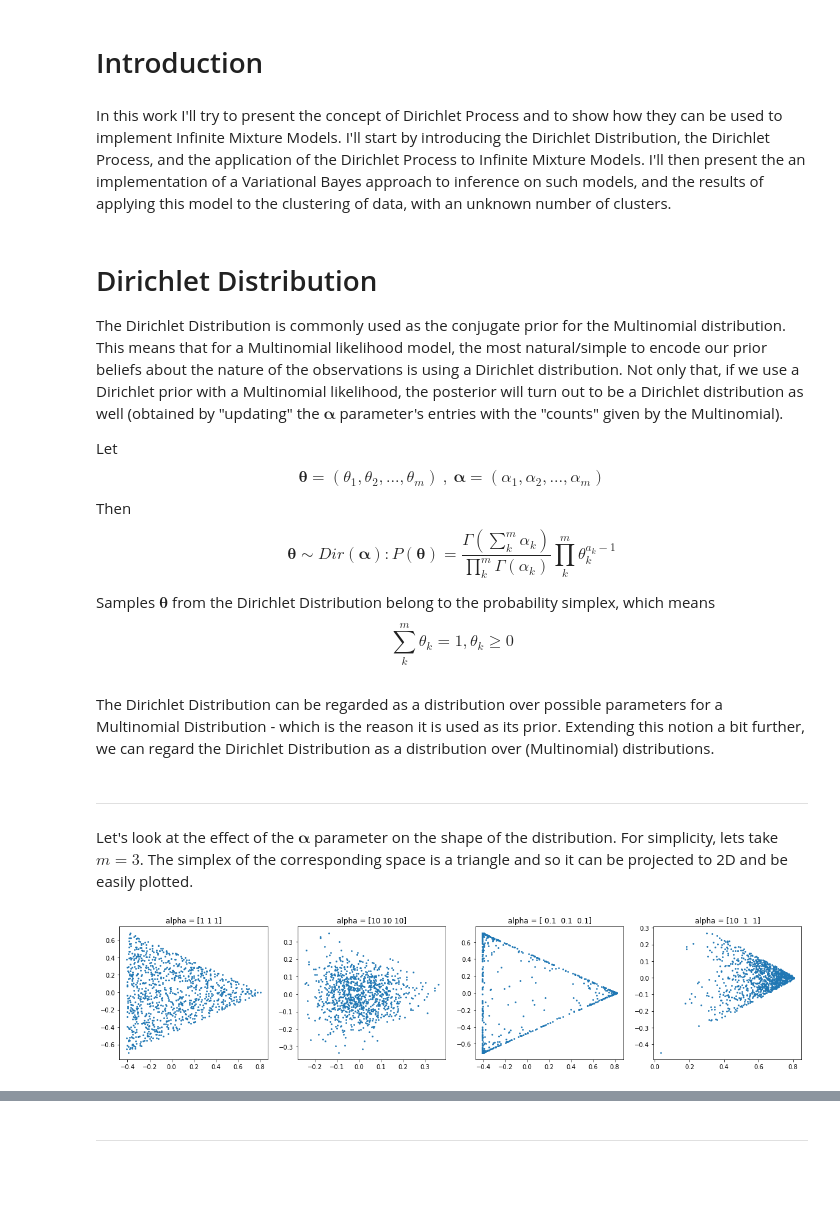
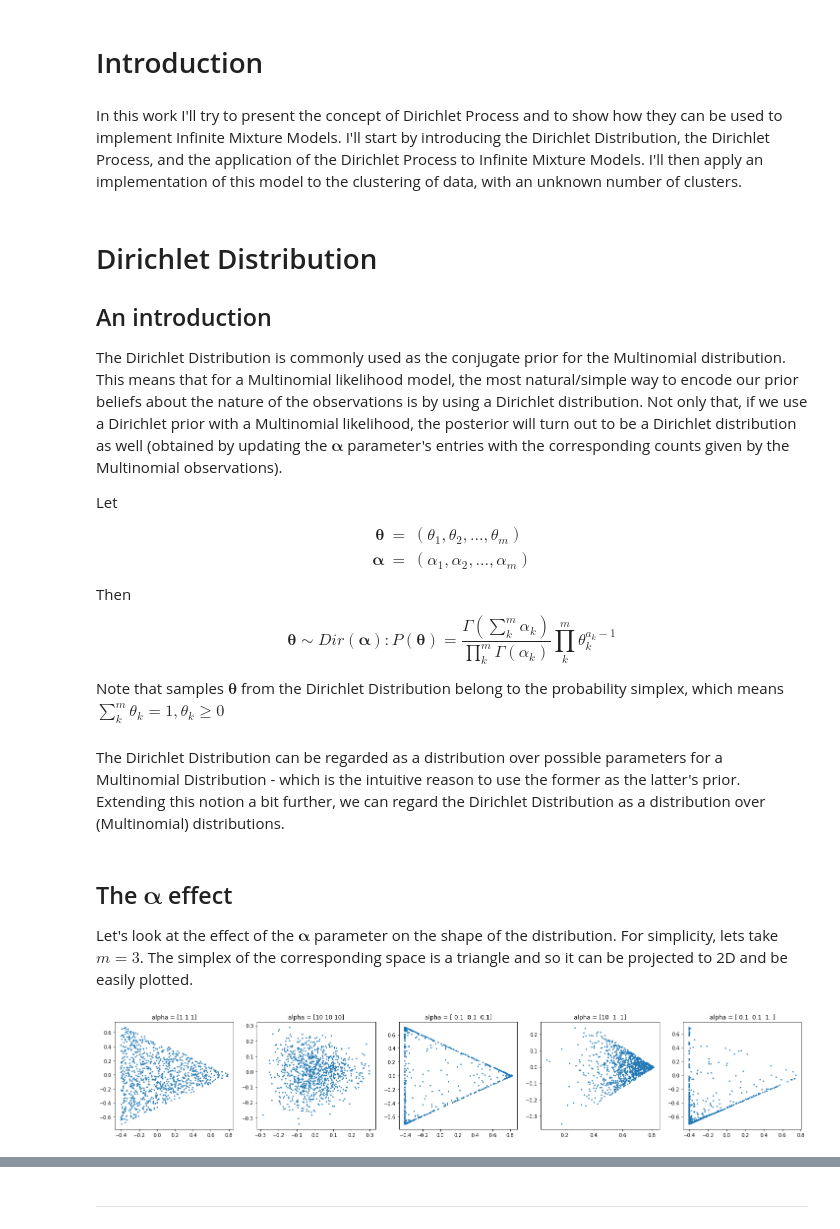
Before and after one commit to colobas/dirichlet-process-mixture-models, a Jupyter notebook: dpmm.ipynb, the cells around one changed output, grey strips where cells are left out. Drawn from its saved outputs; the diff is of its cells as text; code cells hidden in the pictures; blank space fills up the shorter version.

```diff
--- a/dpmm.ipynb
+++ b/dpmm.ipynb
@@ -13,26 +13,33 @@ import matplotlib.pyplot as plt
 # %% [markdown]
 In this work I'll try to present the concept of Dirichlet Process and to show how they can be used to
 implement Infinite Mixture Models. I'll start by introducing the Dirichlet Distribution, the Dirichlet
-Process, and the application of the Dirichlet Process to Infinite Mixture Models. I'll then present the
-an implementation of a Variational Bayes approach to inference on such models, and the results of applying
-this model to the clustering of data, with an unknown number of clusters.
+Process, and the application of the Dirichlet Process to Infinite Mixture Models. I'll then apply an implementation
+of this model to the clustering of data, with an unknown number of clusters.
 # %% [markdown]
 # Dirichlet Distribution
 
-The Dirichlet Distribution is commonly used as the conjugate prior for the Multinomial distribution. This means that for a Multinomial likelihood model, the most natural/simple to encode our prior beliefs about the nature of the observations is using a Dirichlet distribution. Not only that, if we use a Dirichlet prior with a Multinomial likelihood, the posterior will turn out to be a Dirichlet distribution as well (obtained by "updating" the $\boldsymbol\alpha$ parameter's entries with the "counts" given by the Multinomial).
+## An introduction
 
-Let $$\boldsymbol\theta = (\theta_1 , \theta_2, ..., \theta_m)\ ,\  \boldsymbol\alpha = (\alpha_1 ,
-\alpha_2, ..., \alpha_m)$$ Then $$\boldsymbol\theta \sim Dir(\boldsymbol\alpha) :
+The Dirichlet Distribution is commonly used as the conjugate prior for the Multinomial distribution. This means
+that for a Multinomial likelihood model, the most natural/simple way to encode our prior beliefs about the nature
+of the observations is by using a Dirichlet distribution. Not only that, if we use a Dirichlet prior with a
+Multinomial likelihood, the posterior will turn out to be a Dirichlet distribution as well (obtained by updating the $\boldsymbol\alpha$ parameter's entries with the corresponding counts given by the Multinomial observations).
+
+Let $$\begin{eqnarray}
+\boldsymbol\theta &=& (\theta_1 , \theta_2, ..., \theta_m) \nonumber\\
+\boldsymbol\alpha &=& (\alpha_1 , \alpha_2, ..., \alpha_m)
+\end{eqnarray}$$
+Then $$\boldsymbol\theta \sim Dir(\boldsymbol\alpha) :
 P(\boldsymbol\theta)=\frac{\Gamma(\sum_{k}^{m} \alpha_k)}{\prod_{k}^{m}\Gamma(\alpha_k)}\prod_{k}^{m}\theta_{k}^{a_k -1}$$
 
-Samples $\boldsymbol\theta$ from the Dirichlet Distribution belong to the probability simplex, which
-means $$\sum_{k}^{m}\theta_k = 1, \theta_k \geq 0$$
+Note that samples $\boldsymbol\theta$ from the Dirichlet Distribution belong to the probability simplex, which
+means $\sum_{k}^{m}\theta_k = 1, \theta_k \geq 0$
 # %% [markdown]
 The Dirichlet Distribution can be regarded as a distribution over possible parameters for a Multinomial
-Distribution - which is the reason it is used as its prior. Extending this notion a bit further, we can
-regard the Dirichlet Distribution as a distribution over (Multinomial) distributions.
+Distribution - which is the intuitive reason to use the former as the latter's prior. Extending this notion a
+bit further, we can regard the Dirichlet Distribution as a distribution over (Multinomial) distributions.
 # %% [markdown]
----
+## The $\boldsymbol\alpha$ effect
 Let's look at the effect of the $\boldsymbol\alpha$ parameter on the shape of the distribution. For simplicity, lets take $m=3$. The simplex of the corresponding space is a triangle and so it can be projected to 2D and be easily plotted.
 # %%
 from scipy.stats import dirichlet as Dir
@@ -47,20 +54,21 @@ y = np.cross(ortog, x)
 def project3dsample(sample):
     return np.array([np.dot(sample, x), np.dot(sample, y)])
 # %%
-fig, axs = plt.subplots(1,4, figsize=(20,4))
+fig, axs = plt.subplots(1,5, figsize=(25,4))
 
 alphas = [
     np.array([1,1,1]),
     np.array([10,10,10]),
     np.array([0.1,0.1,0.1]),
-    np.array([10,1,1])
+    np.array([10,1,1]),
+    np.array([0.1,0.1,1])
 ]
 
 for alpha, ax in zip(alphas, axs):
     samples = np.array([project3dsample(sample) for sample in Dir.rvs(alpha, size=1000)])
     ax.set_title("alpha = {}".format(alpha))
     ax.scatter(samples[:,0], samples[:,1], s=3);
 
 plt.show()
 # %% [output]
-[figure, old version]
+[figure, new version]
```
Also changed, not shown: parts of 14 cells of this notebook, 1 other file.
